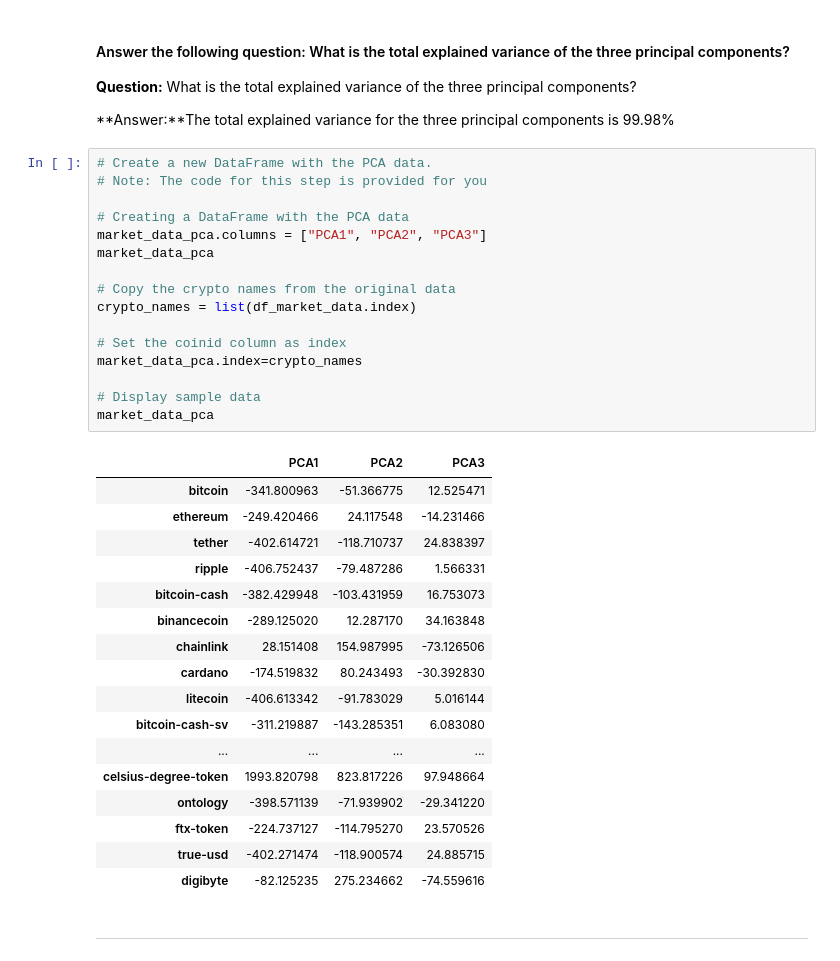
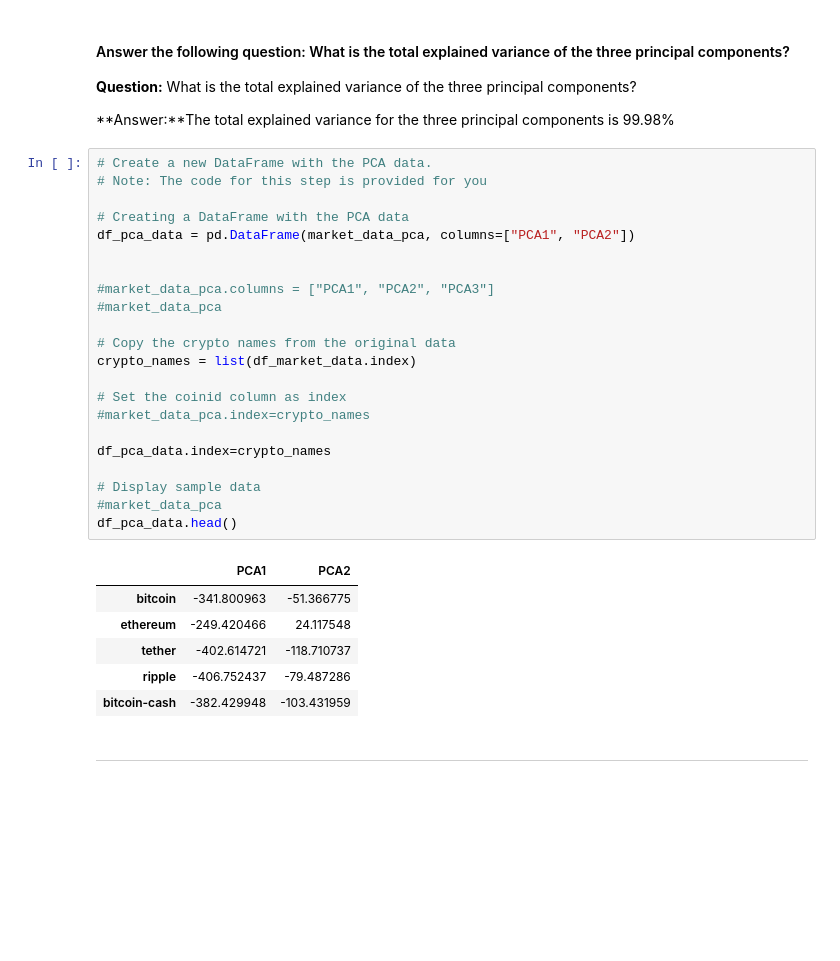
Before and after one commit to GGCorrochano/FInTech_Bootcamp_Columbia, a Jupyter notebook: Challenge 10/crypto_investments.ipynb, the cells around one changed output. Cells and saved outputs as stored; diff of their text form; blank space fills up the shorter version.

```diff
--- a/Challenge 10/crypto_investments.ipynb
+++ b/Challenge 10/crypto_investments.ipynb
@@ -302,37 +302,32 @@ sum(pca.explained_variance_ratio_)
 # %%
 # Create a new DataFrame with the PCA data.
 # Note: The code for this step is provided for you
 
 # Creating a DataFrame with the PCA data
-market_data_pca.columns = ["PCA1", "PCA2", "PCA3"]
-market_data_pca
+df_pca_data = pd.DataFrame(market_data_pca, columns=["PCA1", "PCA2"])
+
+
+#market_data_pca.columns = ["PCA1", "PCA2", "PCA3"]
+#market_data_pca
 
 # Copy the crypto names from the original data
 crypto_names = list(df_market_data.index)
 
 # Set the coinid column as index
-market_data_pca.index=crypto_names
+#market_data_pca.index=crypto_names
+
+df_pca_data.index=crypto_names
 
 # Display sample data
-market_data_pca
+#market_data_pca
+df_pca_data.head()
 # %% [output]
-|  | PCA1 | PCA2 | PCA3 |
-| bitcoin | -341.800963 | -51.366775 | 12.525471 |
-| ethereum | -249.420466 | 24.117548 | -14.231466 |
-| tether | -402.614721 | -118.710737 | 24.838397 |
-| ripple | -406.752437 | -79.487286 | 1.566331 |
-| bitcoin-cash | -382.429948 | -103.431959 | 16.753073 |
-| binancecoin | -289.125020 | 12.287170 | 34.163848 |
-| chainlink | 28.151408 | 154.987995 | -73.126506 |
-| cardano | -174.519832 | 80.243493 | -30.392830 |
-| litecoin | -406.613342 | -91.783029 | 5.016144 |
-| bitcoin-cash-sv | -311.219887 | -143.285351 | 6.083080 |
-| ... | ... | ... | ... |
-| celsius-degree-token | 1993.820798 | 823.817226 | 97.948664 |
-| ontology | -398.571139 | -71.939902 | -29.341220 |
-| ftx-token | -224.737127 | -114.795270 | 23.570526 |
-| true-usd | -402.271474 | -118.900574 | 24.885715 |
-| digibyte | -82.125235 | 275.234662 | -74.559616 |
+|  | PCA1 | PCA2 |
+| bitcoin | -341.800963 | -51.366775 |
+| ethereum | -249.420466 | 24.117548 |
+| tether | -402.614721 | -118.710737 |
+| ripple | -406.752437 | -79.487286 |
+| bitcoin-cash | -382.429948 | -103.431959 |
 # %% [markdown]
 ---
 # %% [markdown]
```
Also changed, not shown: parts of 8 cells of this notebook.
